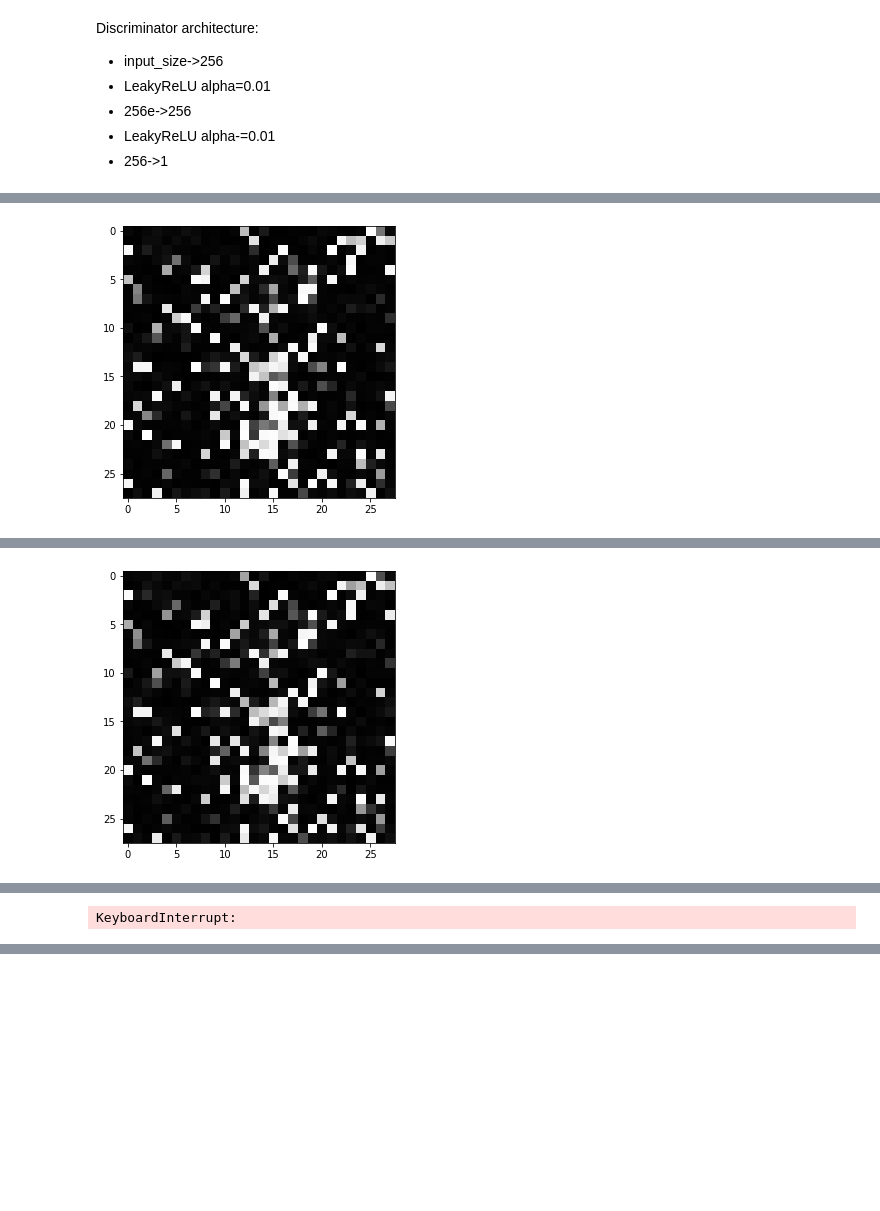
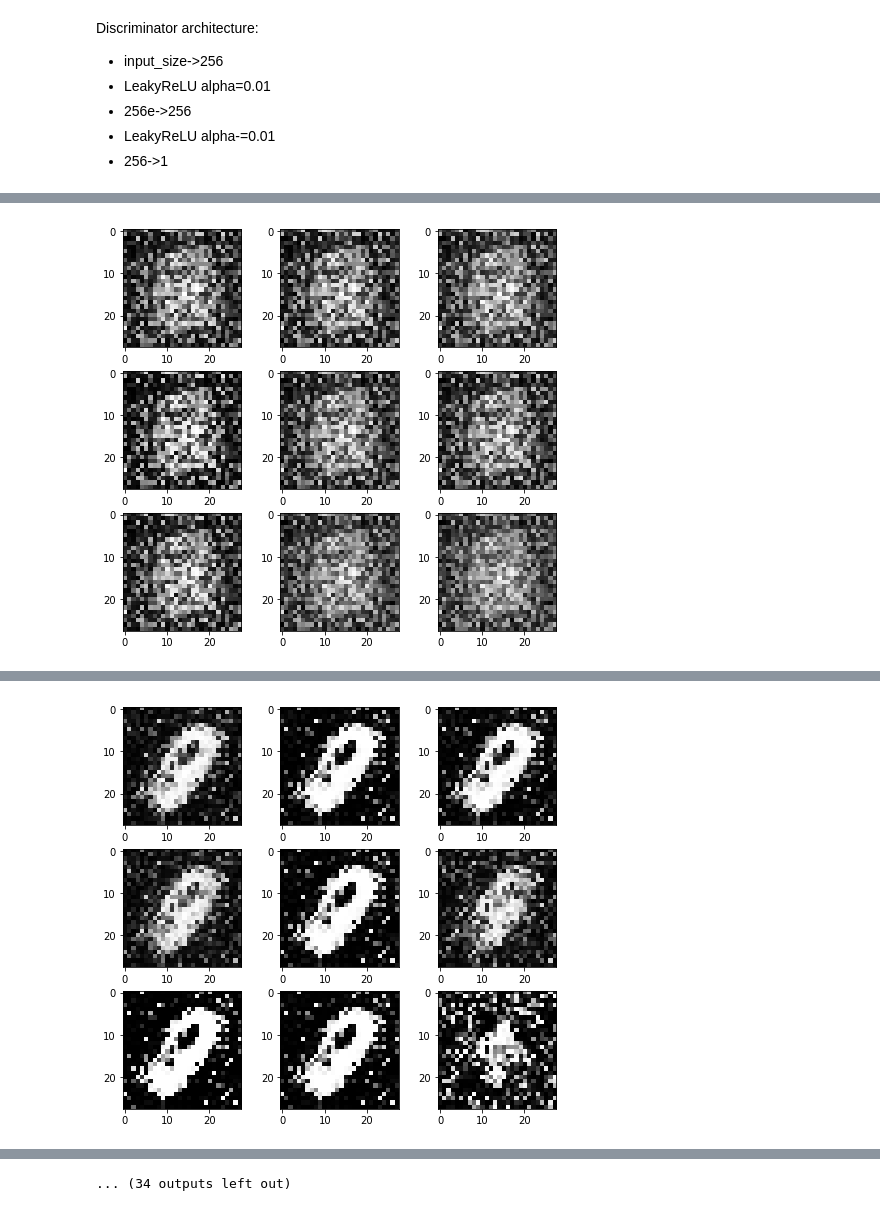
Before and after one commit to hypothesis2304/course_material, a Jupyter notebook: assignment-4/GAN.ipynb, the cells around one changed output, grey strips where cells are left out. Drawn from its saved outputs; the diff is of its cells as text; code cells hidden in the pictures; blank space fills up the shorter version.

```diff
--- a/assignment-4/GAN.ipynb
+++ b/assignment-4/GAN.ipynb
@@ -192,25 +202,28 @@ class Discriminator(nn.Module):
 
         return x
 # %%
-bce_loss = nn.BCEWithLogitsLoss()
+bce_loss = nn.loss = nn.BCELoss()
 # %%
 def DLoss(logits_real, logits_fake, targets_real, targets_fake):
     d1 = bce_loss(logits_real, targets_real)
-    d2 = bce_loss(logits_fake.detach(), targets_fake)
+    d2 = bce_loss(logits_fake, targets_fake)
     total_loss = d1 + d2
-    avg_loss = torch.mean(total_loss)
-    return avg_loss
+#     avg_loss = torch.mean(total_loss)
+    return total_loss
 # %%
 def GLoss(logits_fake, targets_real):
     g_loss = bce_loss(logits_fake, targets_real)
-    avg_loss = torch.mean(g_loss)
-    return avg_loss
+#     avg_loss = torch.mean(g_loss)
+    return g_loss
 # %%
 noise_dim = 100
 epochs = 100
 
 generator = Generator(noise_dim)
 discriminator = Discriminator()
+
+generator = generator.to(device)
+discriminator = discriminator.to(device)
 # %%
 ## Now, we define an optimization strategy to optimize the model weights. For this assignment we will use a
 ## stochastic gradient descent
@@ -224,11 +237,18 @@ from tqdm import tqdm, trange
 
 for epoch in trange(epochs, leave=False):
     for i, (images, _) in enumerate(train_loader):
-        targets_real = torch.ones((images.size(0), 1), requires_grad=False)
-        targets_fake = torch.zeros((images.size(0), 1), requires_grad=False)
+
+#         targets_real = torch.ones((images.size(0), 1), requires_grad=False).to(device)
+#         targets_fake = torch.zeros((images.size(0), 1), requires_grad=False).to(device)
+
+        targets_real = (torch.FloatTensor(images.size(0), 1).uniform_(0.7, 1.2)).to(device)
+        targets_fake = (torch.FloatTensor(images.size(0), 1).uniform_(0.0, 0.3)).to(device)
+
+        images = images.to(device)
 
         optimizer_D.zero_grad()
         real_logits = discriminator(preprocess_img(images))
+#         real_logits = discriminator(images)
         fake_images = generator(noise(train_bs, noise_dim)).detach()
         fake_logits = discriminator(fake_images)
 
@@ -245,10 +265,16 @@ for epoch in trange(epochs, leave=False):
         generator_loss.backward()
         optimizer_G.step()
 
+    print("D Loss: ", discriminator_loss.item())
+    print("G Loss: ", generator_loss.item())
+
     if epoch % 3 == 0:
         viz_batch = fake_images.data.cpu().numpy()
-        fig = plt.figure(figsize=(5,5))
-        img = viz_batch[1].squeeze()
-        plt.imshow(img)
+#         viz_batch = deprocess_img(viz_batch)
+        fig = plt.figure(figsize=(8,10))
+        for i in np.arange(1, 10):
+            ax = fig.add_subplot(4, 3, i)
+            img = viz_batch[i].squeeze()
+            plt.imshow(img)
         plt.show()
 # %% [output]
@@ -255 +283 @@ for epoch in trange(epochs, leave=False):
-[figure, old version]
+[figure, new version]
@@ -256 +290 @@ for epoch in trange(epochs, leave=False):
-[figure, old version]
+[figure, new version]
@@ -258 +297,0 @@ for epoch in trange(epochs, leave=False):
-KeyboardInterrupt:
@@ -258,0 +307 @@ KeyboardInterrupt:
+... (34 outputs left out)
```
Also changed, not shown: parts of 6 cells of this notebook.
